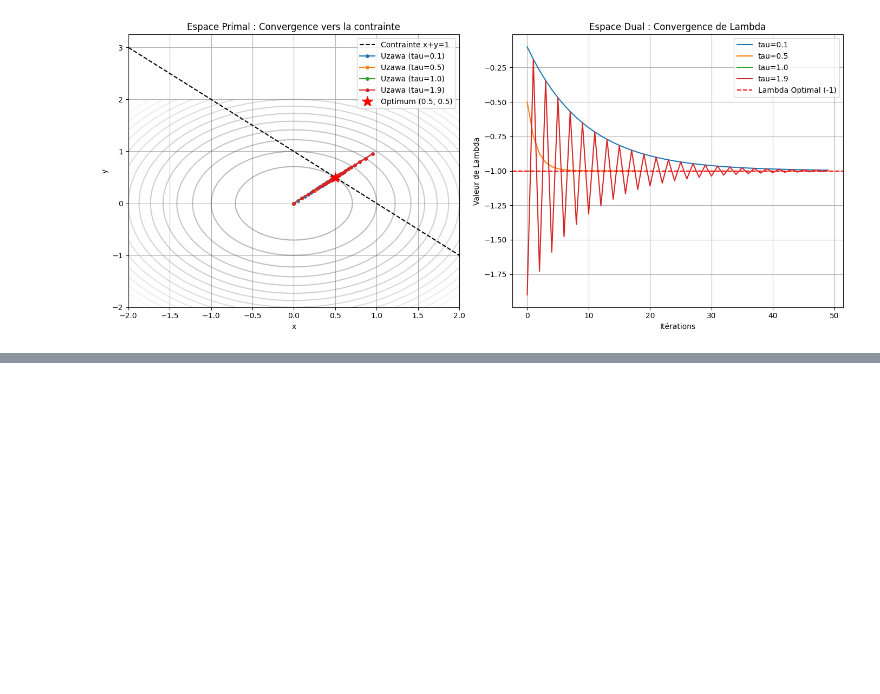
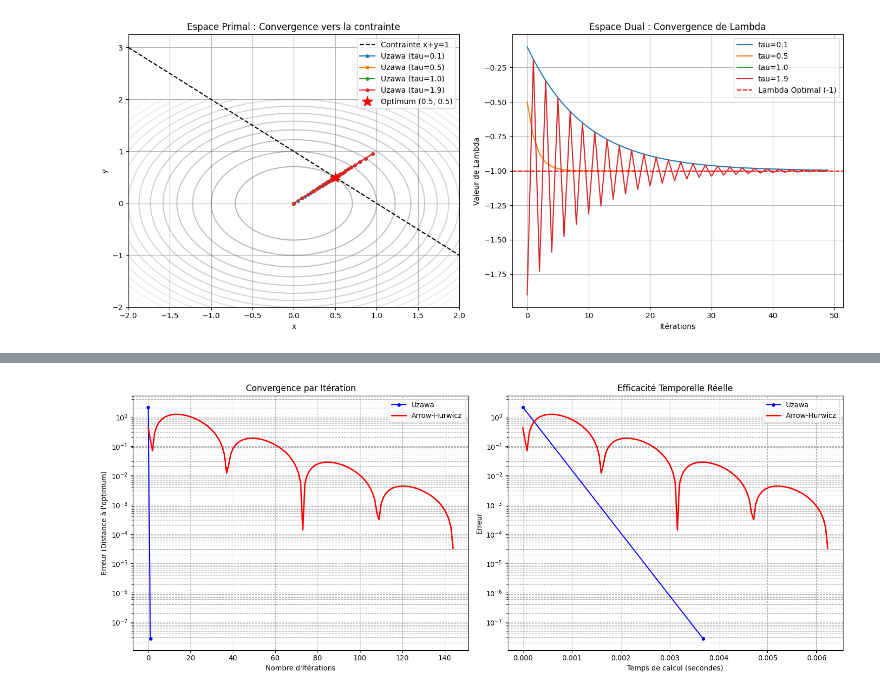
Before and after one commit to AbdeslemHMN/Optimisation-diff-rentiable-sous-contraintes, a Jupyter notebook: TP3_Méthode d’Uzawa/app.ipynb, the cells around one changed output, grey strips where cells are left out. Cells and saved outputs as stored; diff of their text form; code cells hidden in the pictures; blank space fills up the shorter version.

Commit message:
feat:arrow et hurwicz

```diff
--- a/TP3_Méthode d’Uzawa/app.ipynb
+++ b/TP3_Méthode d’Uzawa/app.ipynb
@@ -241,0 +386,88 @@ Calcul en cours........ Terminé !
+# %%
+def run_benchmark():
+    # Paramètres communs
+    X0 = [0.0, 0.0]
+    EPSILON = 1e-4
+
+    print(">>> Démarrage du Benchmark...")
+
+    # --- TEST UZAWA ---
+    print("Exécution d'Uzawa...", end="")
+    start_u = time.perf_counter()
+
+    # Appel de VOTRE fonction UZWA
+    sol_u, lam_u, hist_u_raw = UZWA(f, g, X0, tau=1.0, Nmax=100, epsilon=EPSILON)
+
+    end_u = time.perf_counter()
+    time_u = end_u - start_u
+    print(f" Terminé ({time_u:.4f}s)")
+
+    # Traitement des données Uzawa pour affichage
+    # hist_u_raw est un np.array [[x1, x2, lam], ...]
+    df_u = pd.DataFrame(hist_u_raw, columns=['x', 'y', 'lambda'])
+    df_u['iter'] = range(len(df_u))
+    # Calcul distance optimum pour chaque itération
+    df_u['dist'] = np.sqrt((df_u['x'] - THEORIQUE_X[0])**2 + (df_u['y'] - THEORIQUE_X[1])**2)
+
+
+    # --- TEST ARROW-HURWICZ ---
+    print("Exécution d'Arrow-Hurwicz...", end="")
+    start_ah = time.perf_counter()
+
+    # Appel de VOTRE fonction ArrowHurwicz
+    # Attention: AH nécessite beaucoup plus d'itérations, on met Nmax=2000
+    sol_ah, lam_ah, df_ah = ArrowHurwicz(X0, lam0=0.0, alpha=0.05, rho=0.1, Nmax=2000, epsilon=EPSILON)
+
+    end_ah = time.perf_counter()
+    time_ah = end_ah - start_ah
+    print(f" Terminé ({time_ah:.4f}s)")
+
+    # Calcul distance optimum pour Arrow-Hurwicz
+    df_ah['dist'] = np.sqrt((df_ah['x'] - THEORIQUE_X[0])**2 + (df_ah['y'] - THEORIQUE_X[1])**2)
+    # On ajoute une colonne temps estimé cumulé pour le graphe temporel
+    # On approxime que chaque itération prend (temps_total / nb_iters)
+    df_ah['time_cum'] = np.linspace(0, time_ah, len(df_ah))
+    df_u['time_cum'] = np.linspace(0, time_u, len(df_u))
+
+    return df_u, df_ah, time_u, time_ah
+
+# ==============================================================================
+# . AFFICHAGE ET VISUALISATION
+# ==============================================================================
+
+df_uzawa, df_arrow, t_uzawa, t_arrow = run_benchmark()
+
+# --- Tableau Récapitulatif ---
+print("\n" + "="*50)
+print(f"{'MÉTHODE':<15} | {'ITÉRATIONS':<10} | {'TEMPS (s)':<10} | {'PRÉCISION X'}")
+print("-" * 50)
+print(f"{'Uzawa':<15} | {len(df_uzawa):<10} | {t_uzawa:.5f}     | {df_uzawa.iloc[-1]['dist']:.2e}")
+print(f"{'Arrow-Hurwicz':<15} | {len(df_arrow):<10} | {t_arrow:.5f}     | {df_arrow.iloc[-1]['dist']:.2e}")
+print("="*50 + "\n")
+
+# --- Graphiques ---
+fig, (ax1, ax2) = plt.subplots(1, 2, figsize=(15, 6))
+
+# Graphique 1 : Vitesse par ITÉRATION
+ax1.plot(df_uzawa['iter'], df_uzawa['dist'], 'b-o', markersize=4, label='Uzawa')
+ax1.plot(df_arrow['k'], df_arrow['dist'], 'r-', linewidth=2, label='Arrow-Hurwicz')
+ax1.set_yscale('log')
+ax1.set_xlabel("Nombre d'Itérations")
+ax1.set_ylabel("Erreur (Distance à l'optimum)")
+ax1.set_title("Convergence par Itération")
+ax1.legend()
+ax1.grid(True, which="both", linestyle='--')
+
+# Graphique 2 : Vitesse par TEMPS RÉEL (Wall clock)
+ax2.plot(df_uzawa['time_cum'], df_uzawa['dist'], 'b-o', markersize=4, label='Uzawa')
+ax2.plot(df_arrow['time_cum'], df_arrow['dist'], 'r-', linewidth=2, label='Arrow-Hurwicz')
+ax2.set_yscale('log')
+ax2.set_xlabel("Temps de calcul (secondes)")
+ax2.set_ylabel("Erreur")
+ax2.set_title("Efficacité Temporelle Réelle")
+ax2.legend()
+ax2.grid(True, which="both", linestyle='--')
+
+plt.tight_layout()
+plt.show()
+# %% [output]
@@ -241,0 +491 @@ Calcul en cours........ Terminé !
+[figure, added]
```
Also changed, not shown: parts of 3 cells of this notebook.
